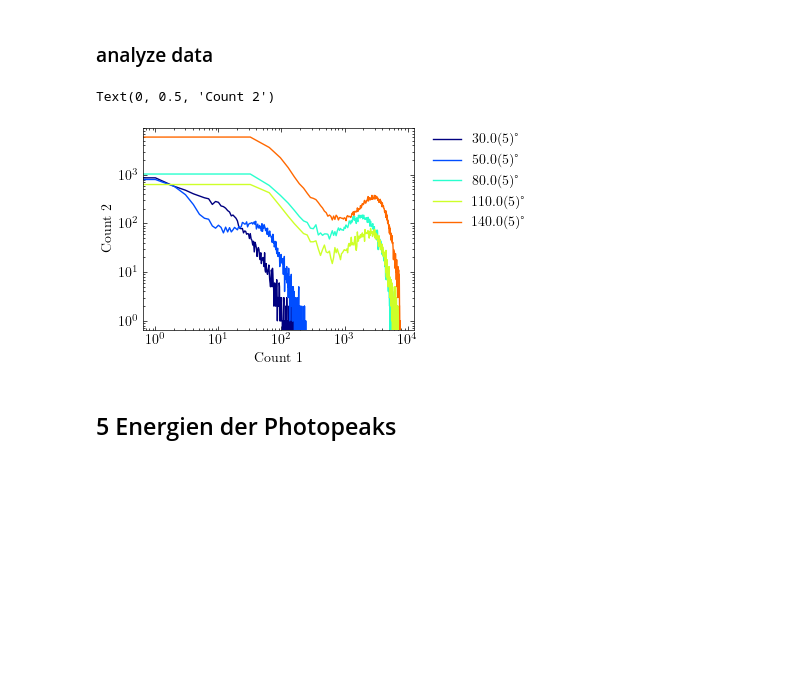
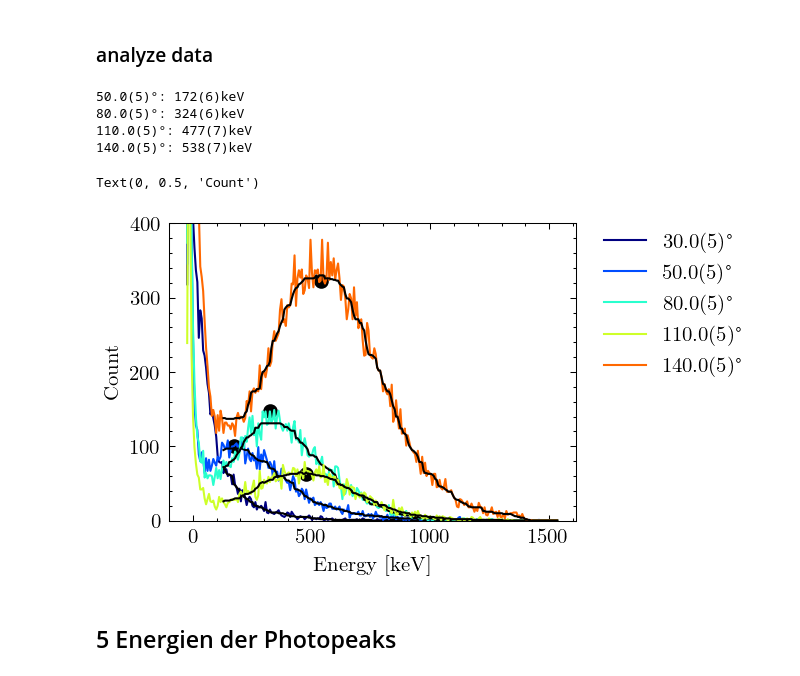
Before and after one commit to emhl/FP1, a Jupyter notebook: Compton.ipynb, the cells around one changed output. Saved outputs shown, nothing was run; the diff lists cells and outputs as text; code cells hidden in the pictures; blank space fills up the shorter version.

```diff
--- a/Compton.ipynb
+++ b/Compton.ipynb
@@ -3,7 +3,7 @@
 # %% [markdown]
 ## initial imports
 # %%
-%matplotlib widget
+# %matplotlib widget
 import numpy as np
 import matplotlib.pyplot as plt
 import pandas as pd
@@ -17,6 +17,8 @@ import scienceplots
 plt.figure()
 plt.style.use('science')
 plt.rcParams['errorbar.capsize'] = 5
+# plt.rcParams['text.usetex'] = False # disable latex
+plt.rcParams['figure.dpi'] = 150
 import os
 if not os.path.exists('Compton/output'):
     os.makedirs('Compton/output')
@@ -291,4 +331,5 @@ koinzidenz_winkel = [30, 50, 80, 110, 140]
 koinzidenz_winkel = unp.uarray(koinzidenz_winkel,0.5)
 koinzidenz_data = []*len(koinzidenz_winkel)
 for i in koinzidenz_winkel:
-    koinzidenz_data.append(pd.read_csv(f'Compton/data_alt/Koinzidenz_Punkt4/Koinzidenz_Messung_{int(i.n)}grad.txt', sep='\t', header=None, names=['count1', 'count2']))
+    koinzidenz_data.append(pd.read_csv(f'Compton/data_alt/Koinzidenz_Punkt4/Koinzidenz_Messung_{int(i.n)}grad.txt', sep='\t', header=None, names=['channel', 'count']))
+koinzidenz_data[0]
@@ -295,18 +350,32 @@ for i in koinzidenz_winkel:
 # %% [markdown]
 ### analyze data
 # %%
+w = 25
 plt.figure()
 for i in range(len(koinzidenz_data)):
-    plt.plot(koinzidenz_data[i]['count1'], koinzidenz_data[i]['count2'], label=f'{koinzidenz_winkel[i]:S}°',color=mapcolors(len(koinzidenz_data))[i])
-plt.yscale('log')
-plt.xscale('log')
+    x,y= energy(koinzidenz_data[0]['channel']), koinzidenz_data[i]['count']
+    plt.plot(unp.nominal_values(x),y, label=f'{koinzidenz_winkel[i]:S}°',color=mapcolors(len(koinzidenz_data))[i])
+    ym = sig.medfilt(y, w)
+    plt.plot(unp.nominal_values(x[w:]),ym[w:], color='k')
+    peaks, _= sig.find_peaks(ym, height=10, distance=20)
+    if (len(peaks) != 0):
+        print(f'{koinzidenz_winkel[i]:S}°: {energy(peaks[-1]):S}keV')
+        plt.scatter(unp.nominal_values(x[peaks[-1]]),y[peaks[-1]], color='k')
+# plt.yscale('log')
+# plt.xscale('log')
 plt.legend(bbox_to_anchor=(1.05, 1), loc='upper left', borderaxespad=0.)
 
-plt.xlabel('Count 1')
-plt.ylabel('Count 2')
+plt.ylim(0,400)
+# plt.xlim(0,200)
+plt.xlabel('Energy [keV]')
+plt.ylabel('Count')
 # %% [output]
-Text(0, 0.5, 'Count 2')
+50.0(5)°: 172(6)keV
+80.0(5)°: 324(6)keV
+110.0(5)°: 477(7)keV
+140.0(5)°: 538(7)keV
+Text(0, 0.5, 'Count')
-[figure, old version]
+[figure, new version]
 # %% [markdown]
 ## 5 Energien der Photopeaks
 # %% [markdown]
```
Also changed, not shown: parts of 14 cells of this notebook.
